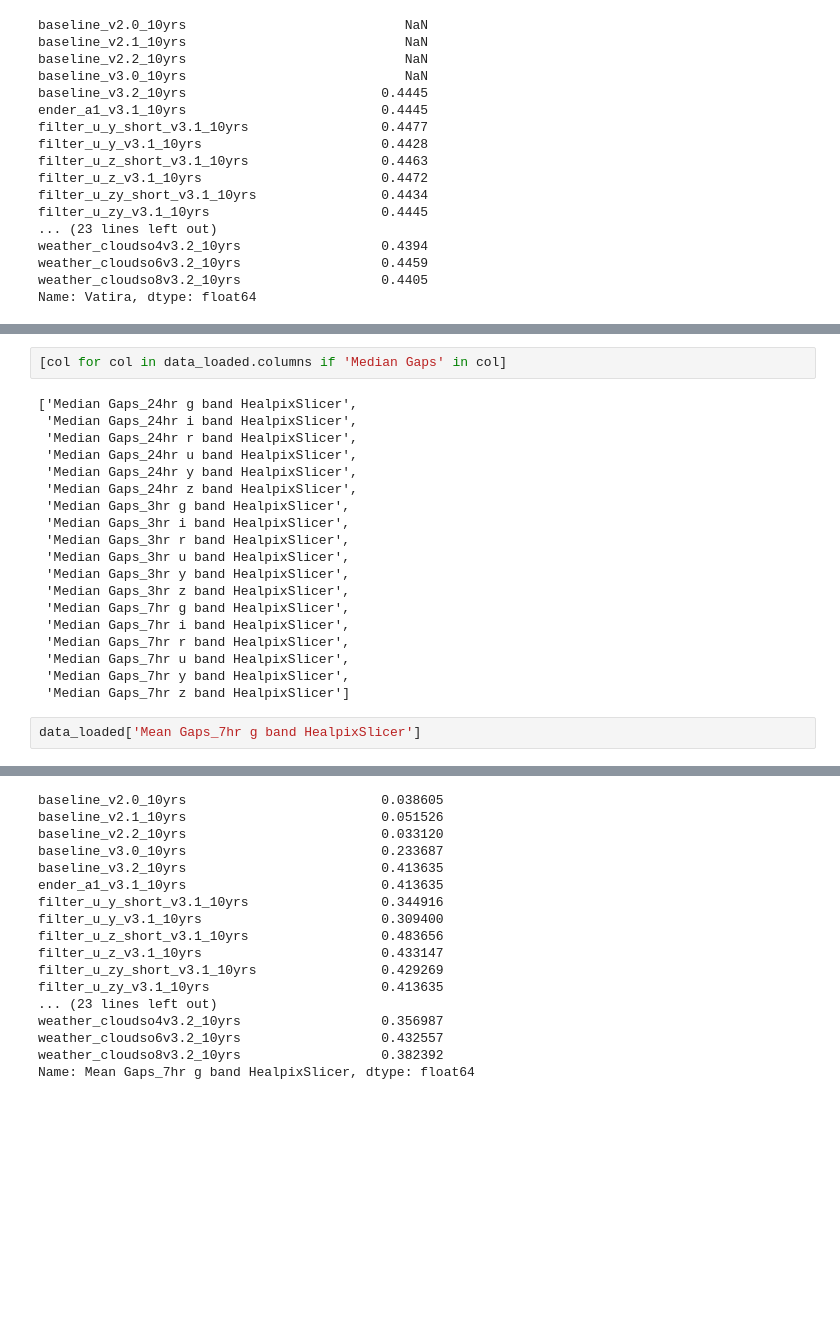
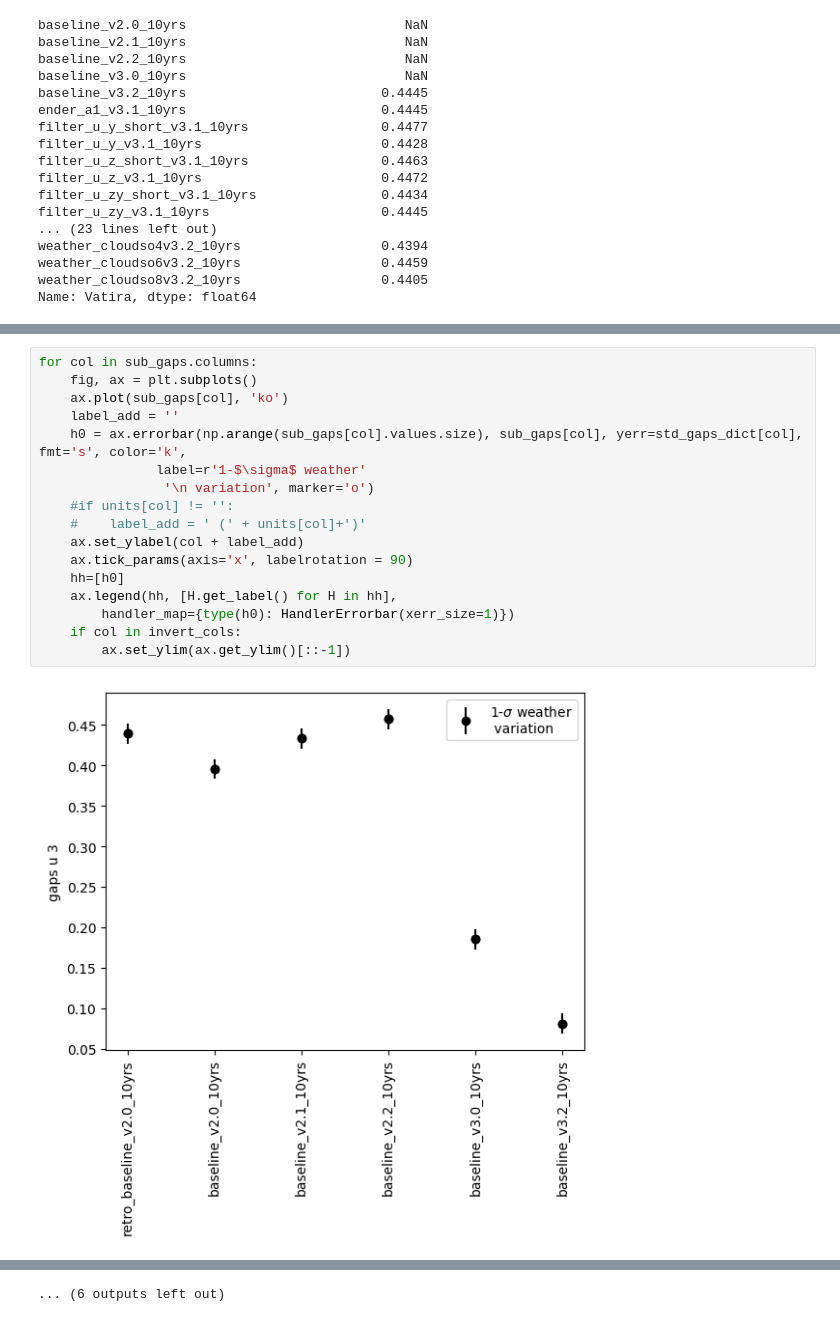
Before and after one commit to lsst-sims/sims_featureScheduler_runs3.2, a Jupyter notebook: maf/quick_look.ipynb, the cells around one changed output, grey strips where cells are left out. Drawn from its saved outputs; the diff is of its cells as text; blank space fills up the shorter version.

```diff
--- a/maf/quick_look.ipynb
+++ b/maf/quick_look.ipynb
@@ -346,25 +391,20 @@ for col in sub_data.columns:
 ... (13 outputs left out)
-# %%
-[col for col in data_loaded.columns if 'Median Gaps' in col]
-# %% [output]
-['Median Gaps_24hr g band HealpixSlicer',
- 'Median Gaps_24hr i band HealpixSlicer',
- 'Median Gaps_24hr r band HealpixSlicer',
- 'Median Gaps_24hr u band HealpixSlicer',
- 'Median Gaps_24hr y band HealpixSlicer',
- 'Median Gaps_24hr z band HealpixSlicer',
- 'Median Gaps_3hr g band HealpixSlicer',
- 'Median Gaps_3hr i band HealpixSlicer',
- 'Median Gaps_3hr r band HealpixSlicer',
- 'Median Gaps_3hr u band HealpixSlicer',
- 'Median Gaps_3hr y band HealpixSlicer',
- 'Median Gaps_3hr z band HealpixSlicer',
- 'Median Gaps_7hr g band HealpixSlicer',
- 'Median Gaps_7hr i band HealpixSlicer',
- 'Median Gaps_7hr r band HealpixSlicer',
- 'Median Gaps_7hr u band HealpixSlicer',
- 'Median Gaps_7hr y band HealpixSlicer',
- 'Median Gaps_7hr z band HealpixSlicer']
 # %%
-data_loaded['Mean Gaps_7hr g band HealpixSlicer']
+for col in sub_gaps.columns:
+    fig, ax = plt.subplots()
+    ax.plot(sub_gaps[col], 'ko')
+    label_add = ''
+    h0 = ax.errorbar(np.arange(sub_gaps[col].values.size), sub_gaps[col], yerr=std_gaps_dict[col], fmt='s', color='k',
+               label=r'1-$\sigma$ weather'
+                '\n variation', marker='o')
+    #if units[col] != '':
+    #    label_add = ' (' + units[col]+')'
+    ax.set_ylabel(col + label_add)
+    ax.tick_params(axis='x', labelrotation = 90)
+    hh=[h0]
+    ax.legend(hh, [H.get_label() for H in hh],
+        handler_map={type(h0): HandlerErrorbar(xerr_size=1)})
+    if col in invert_cols:
+        ax.set_ylim(ax.get_ylim()[::-1])
 # %% [output]
+[figure, added]
@@ -371,17 +422 @@ data_loaded['Mean Gaps_7hr g band HealpixSlicer']
-baseline_v2.0_10yrs                         0.038605
-baseline_v2.1_10yrs                         0.051526
-baseline_v2.2_10yrs                         0.033120
-baseline_v3.0_10yrs                         0.233687
-baseline_v3.2_10yrs                         0.413635
-ender_a1_v3.1_10yrs                         0.413635
-filter_u_y_short_v3.1_10yrs                 0.344916
-filter_u_y_v3.1_10yrs                       0.309400
-filter_u_z_short_v3.1_10yrs                 0.483656
-filter_u_z_v3.1_10yrs                       0.433147
-filter_u_zy_short_v3.1_10yrs                0.429269
-filter_u_zy_v3.1_10yrs                      0.413635
-... (23 lines left out)
-weather_cloudso4v3.2_10yrs                  0.356987
-weather_cloudso6v3.2_10yrs                  0.432557
-weather_cloudso8v3.2_10yrs                  0.382392
-Name: Mean Gaps_7hr g band HealpixSlicer, dtype: float64
+... (6 outputs left out)
```
Also changed, not shown: parts of 7 cells of this notebook, 1 other file.
